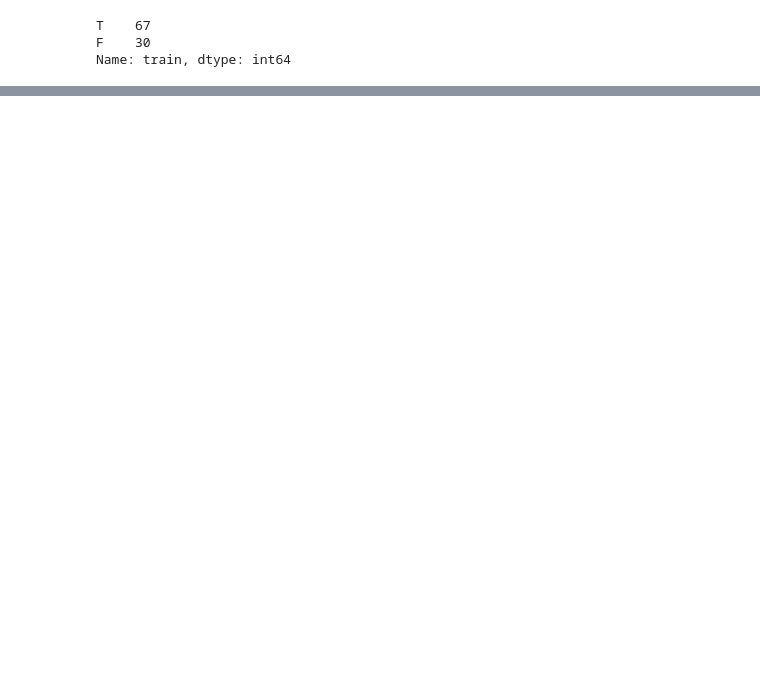
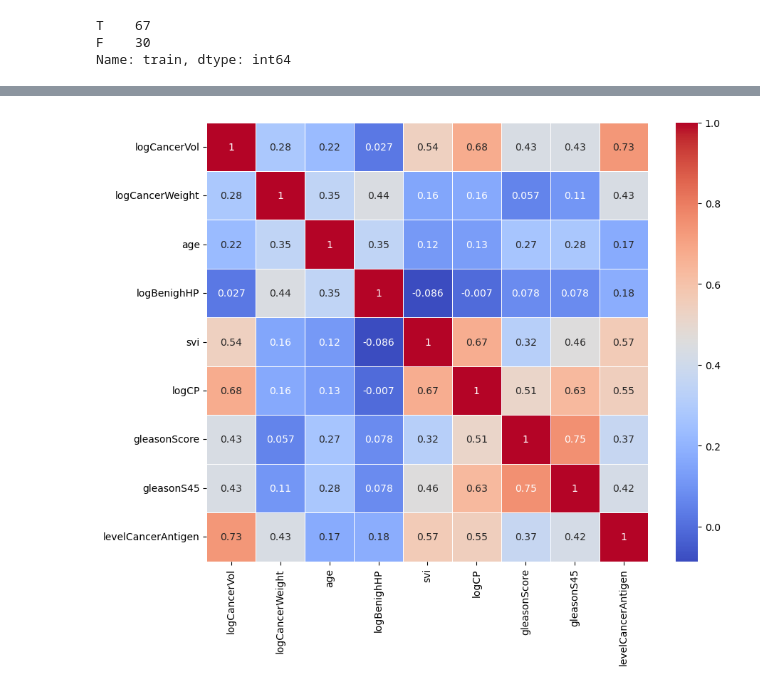
Before and after one commit to doro041/MedicalML, a Jupyter notebook: CA1_DoroteyaStoyanova_52095187.ipynb, the cells around one changed output, grey strips where cells are left out. Cells and saved outputs as stored; diff of their text form; code cells hidden in the pictures; blank space fills up the shorter version.

```diff
--- a/CA1_DoroteyaStoyanova_52095187.ipynb
+++ b/CA1_DoroteyaStoyanova_52095187.ipynb
@@ -80,0 +80,11 @@ Name: train, dtype: int64
+# %%
+
+import matplotlib.pyplot as plt
+# Selected columns for pair plots
+selected_columns = ['logCancerVol', 'logCancerWeight', 'age', 'logBenighHP', 'svi', 'logCP', 'gleasonScore', 'gleasonS45', 'levelCancerAntigen']
+correlation_matrix = cancer[selected_columns].corr()
+plt.figure(figsize=(10, 8))
+sns.heatmap(correlation_matrix, annot=True, cmap='coolwarm', linewidths=0.5)
+plt.show()
+# %% [output]
+[figure, added]
```
Also changed, not shown: parts of 27 cells of this notebook, 1 other file.
